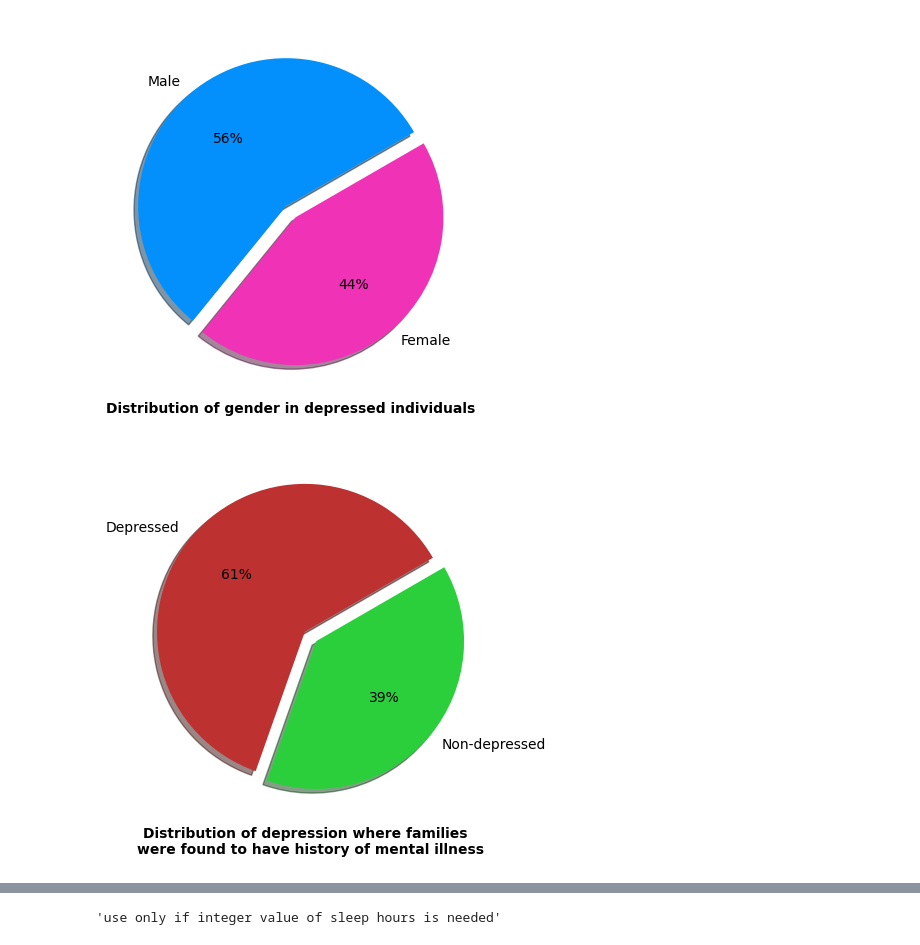
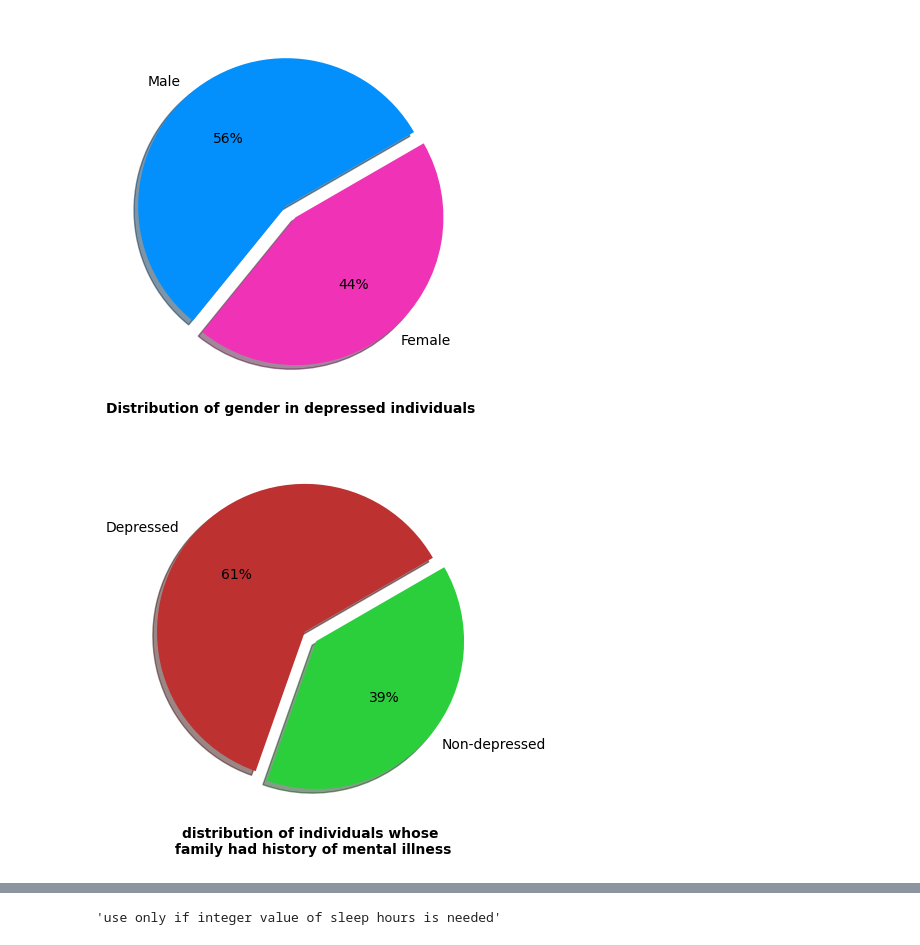
Before and after one commit to gagankumar2488/student_depression_data_analysis, a Jupyter notebook: analysis/analysis_process.ipynb, the cells around one changed output, grey strips where cells are left out. Cells and saved outputs as stored; diff of their text form; code cells hidden in the pictures.

```diff
--- a/analysis/analysis_process.ipynb
+++ b/analysis/analysis_process.ipynb
@@ -62,9 +61,9 @@ plt.show()
 # %%
 plt.pie(df[df['Family History of Mental Illness'] == 'Yes']['Depression'].value_counts(),
         labels=['Depressed','Non-depressed'], autopct='%1.0f%%', colors= ['#bd3131','#2bcf3c'],
         explode=explode, shadow=True, startangle = 30)
-plt.xlabel('Distribution of depression where families  \nwere found to have history of mental illness',
+plt.xlabel('distribution of individuals whose\n family had history of mental illness',
              fontsize=10, color='black', fontweight='bold')
 plt.show()
 # %% [output]
-[figure, old version]
+[figure, new version]
```
Also changed, not shown: parts of 4 cells of this notebook.
